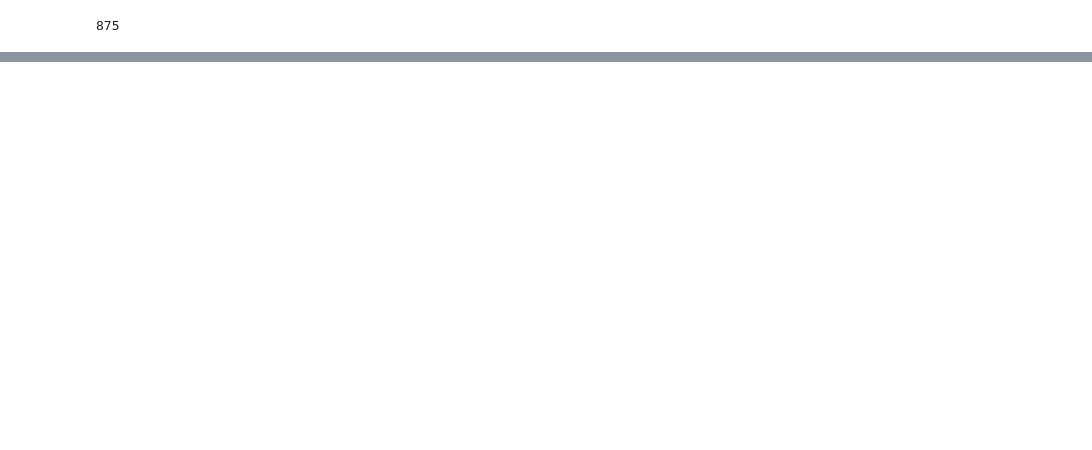
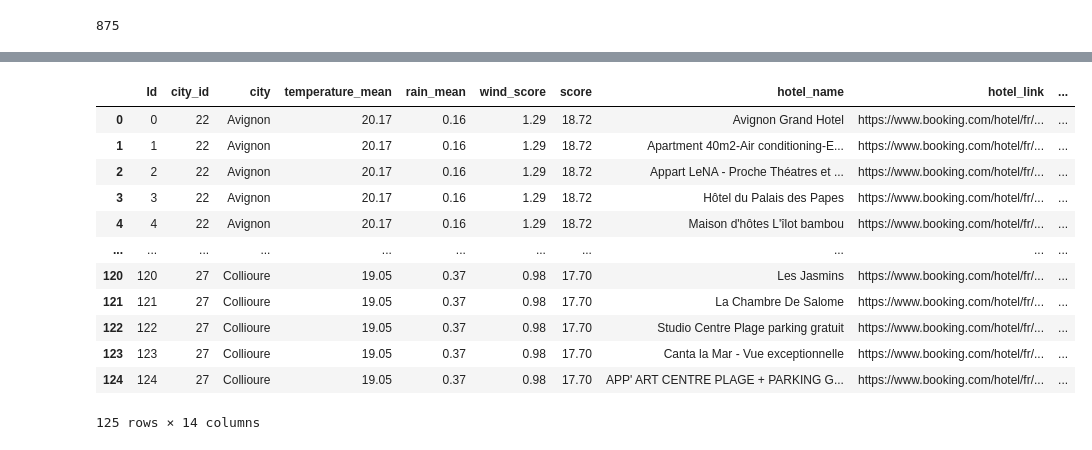
Before and after one commit to Quentin-qha/Jedha, a Jupyter notebook: 03_data_collection_and_managment/final_project/kayak.ipynb, the cells around one changed output, grey strips where cells are left out. Saved outputs shown, nothing was run; the diff lists cells and outputs as text; code cells hidden in the pictures; blank space fills up the shorter version.

```diff
--- a/03_data_collection_and_managment/final_project/kayak.ipynb
+++ b/03_data_collection_and_managment/final_project/kayak.ipynb
@@ -341,0 +482,17 @@ df
+# %%
+df_db_top5_cities_hotels = df_db[df_db['city_id'].isin(df_top5_cities_ids['city_id'])].copy()
+df_db_top5_cities_hotels
+# %% [output]
+|  | Id | city_id | city | temperature_mean | rain_mean | wind_score | score | hotel_name | hotel_link | ... |
+| 0 | 0 | 22 | Avignon | 20.17 | 0.16 | 1.29 | 18.72 | Avignon Grand Hotel | https://www.booking.com/hotel/fr/... | ... |
+| 1 | 1 | 22 | Avignon | 20.17 | 0.16 | 1.29 | 18.72 | Apartment 40m2-Air conditioning-E... | https://www.booking.com/hotel/fr/... | ... |
+| 2 | 2 | 22 | Avignon | 20.17 | 0.16 | 1.29 | 18.72 | Appart LeNA - Proche Théatres et ... | https://www.booking.com/hotel/fr/... | ... |
+| 3 | 3 | 22 | Avignon | 20.17 | 0.16 | 1.29 | 18.72 | Hôtel du Palais des Papes | https://www.booking.com/hotel/fr/... | ... |
+| 4 | 4 | 22 | Avignon | 20.17 | 0.16 | 1.29 | 18.72 | Maison d'hôtes L'îlot bambou | https://www.booking.com/hotel/fr/... | ... |
+| ... | ... | ... | ... | ... | ... | ... | ... | ... | ... | ... |
+| 120 | 120 | 27 | Collioure | 19.05 | 0.37 | 0.98 | 17.70 | Les Jasmins | https://www.booking.com/hotel/fr/... | ... |
+| 121 | 121 | 27 | Collioure | 19.05 | 0.37 | 0.98 | 17.70 | La Chambre De Salome | https://www.booking.com/hotel/fr/... | ... |
+| 122 | 122 | 27 | Collioure | 19.05 | 0.37 | 0.98 | 17.70 | Studio Centre Plage parking gratuit | https://www.booking.com/hotel/fr/... | ... |
+| 123 | 123 | 27 | Collioure | 19.05 | 0.37 | 0.98 | 17.70 | Canta la Mar - Vue exceptionnelle | https://www.booking.com/hotel/fr/... | ... |
+| 124 | 124 | 27 | Collioure | 19.05 | 0.37 | 0.98 | 17.70 | APP' ART CENTRE PLAGE + PARKING G... | https://www.booking.com/hotel/fr/... | ... |
+125 rows × 14 columns
```
Also changed, not shown: parts of 22 cells of this notebook.
